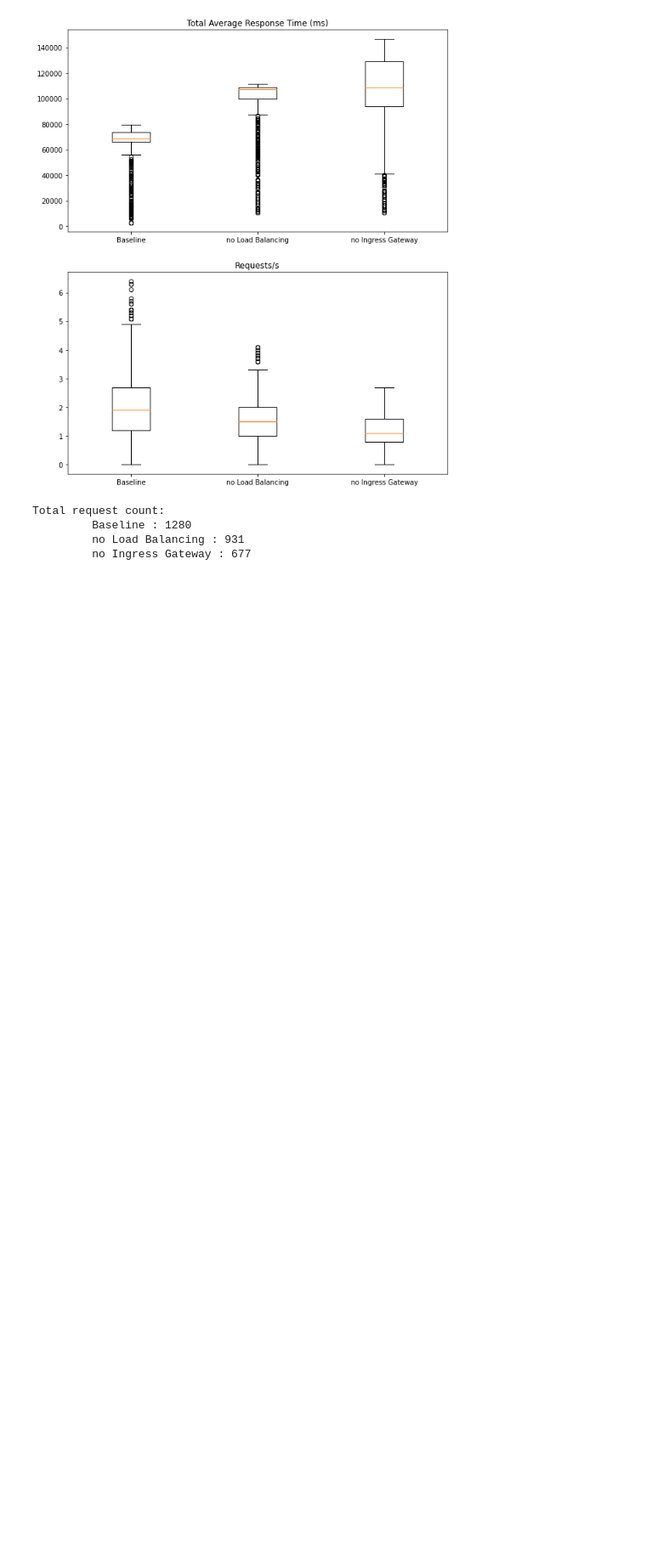
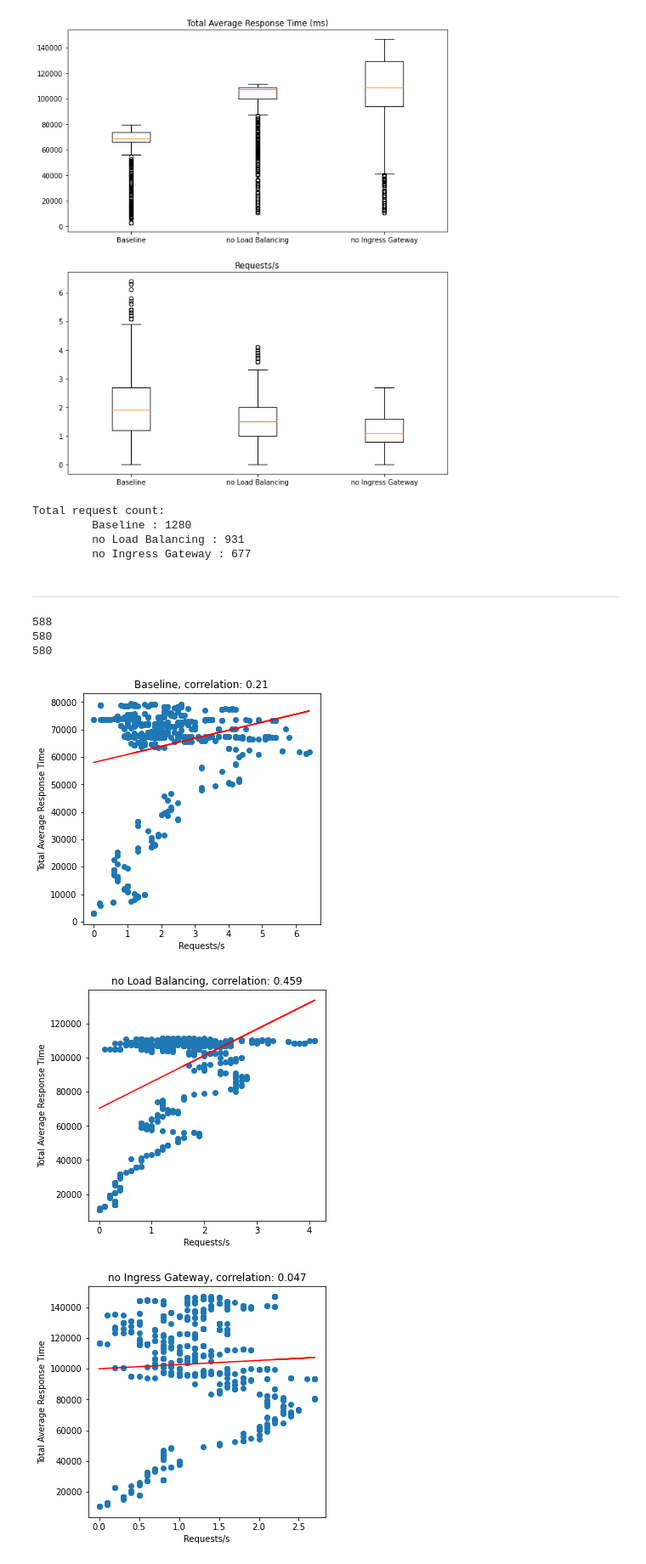
Before and after one commit to whiskeywolke/Service-Mesh-Evaluation, a Jupyter notebook: bookinfo/analysis/bookinfo_analysis.ipynb, the cells around one changed output. Shown at 85% size. Drawn from its saved outputs; the diff is of its cells as text; code cells hidden in the pictures; blank space fills up the shorter version.

```diff
--- a/bookinfo/analysis/bookinfo_analysis.ipynb
+++ b/bookinfo/analysis/bookinfo_analysis.ipynb
@@ -143,9 +144,9 @@ ___
 # Comparison
 # %%
 summary_file_names = [
-    "./baseline/19-06-22_11-31-37_stats_history.csv",
-    "./noLoadBalancing/19-06-22_15-16-46_stats_history.csv",
-    "./noIngressGateway/19-06-22_12-51-02_stats_history.csv",
+    "./../benchmarks/baseline/19-06-22_11-31-37_stats_history.csv",
+    "./../benchmarks/noLoadBalancing/19-06-22_15-16-46_stats_history.csv",
+    "./../benchmarks/noIngressGateway/19-06-22_12-51-02_stats_history.csv",
 ]
 summary_names = ["Baseline","no Load Balancing", "no Ingress Gateway"]
 
@@ -160,7 +161,11 @@ for col_key, col_name in cols.items():
     summaries[col_key] = {}
     for name, file_name in zip(summary_names, summary_file_names):
         temp = pd.read_csv(file_name)
-        summaries[col_key][name] = temp[temp['Type'].str.contains("GET", na=False)][col_key]
+        temp = temp[temp['Type'].str.contains("GET", na=False)][col_key]
+        summaries[col_key][name] = temp
+#        summaries[col_key][name] = temp[temp['Type'].str.contains("GET", na=False)][col_key]
+#        locust_data = locust_data[locust_data['Type'].str.contains("GET", na=False)]
+#        print(len(temp))
 # %%
 fig, ax = plt.subplots(len(cols_of_interest), figsize=(10, 12))
 
@@ -184,3 +189,37 @@ Total request count:
          Baseline : 1280
          no Load Balancing : 931
          no Ingress Gateway : 677
+# %% [markdown]
+___
+# %%
+scatter_data = {}
+for name, file_name in zip(summary_names, summary_file_names):
+    temp = pd.read_csv(file_name)
+    temp = temp.loc[temp['Type'] == "GET"]
+    #temp = temp[temp['Type'].str.contains("GET", na=False)]
+
+    scatter_data[name] = temp #[cols_of_interest]
+    print(len(temp))
+# %% [output]
+588
+580
+580
+# %%
+for name, file_name in zip(summary_names, summary_file_names):
+    fig, ax = plt.subplots(figsize=(5, 5))
+    x = scatter_data[name][cols_of_interest[1]]
+    y = scatter_data[name][cols_of_interest[0]]
+
+    cor = scatter_data[name][cols_of_interest[0]].corr(scatter_data[name][cols_of_interest[1]])
+
+    m, b = np.polyfit(x, y, 1)
+    ax.scatter(x, y)
+    ax.plot(x, m*x + b,c="red")
+    ax.set_title(name + ", correlation: " + str(round(cor,3)))
+
+    ax.set_xlabel(cols_of_interest[1])
+    ax.set_ylabel(cols_of_interest[0])
+# %% [output]
+[figure, added]
+[figure, added]
+[figure, added]
```
Also changed, not shown: parts of 4 cells of this notebook, 1 other file.
